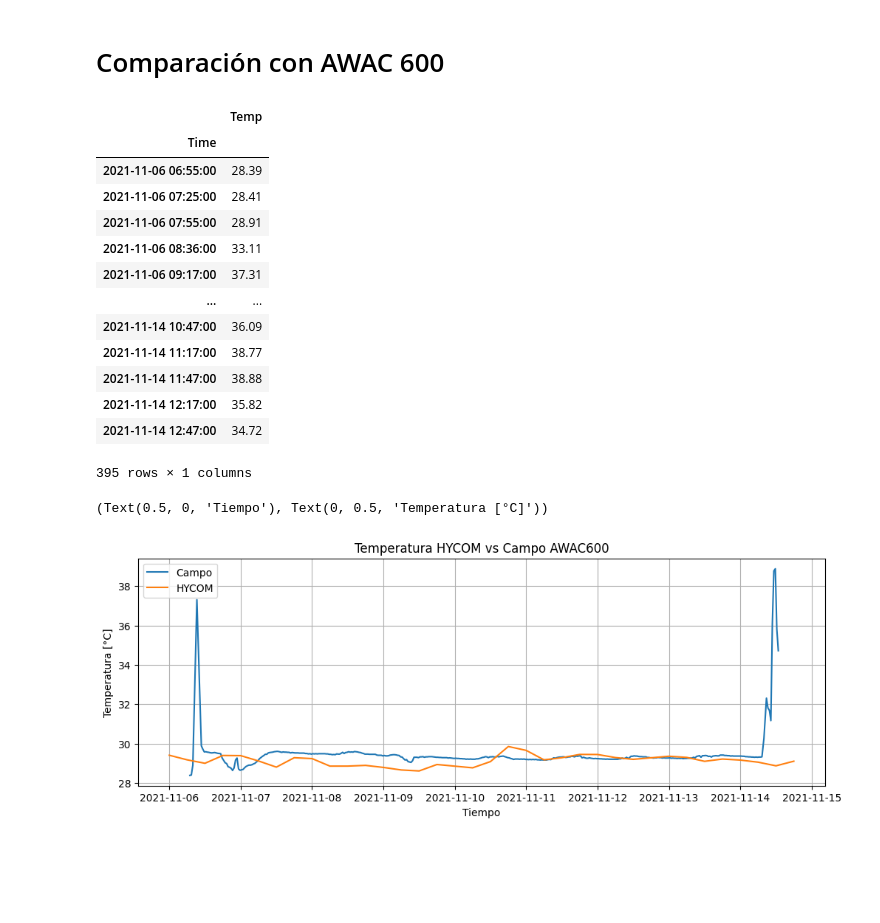
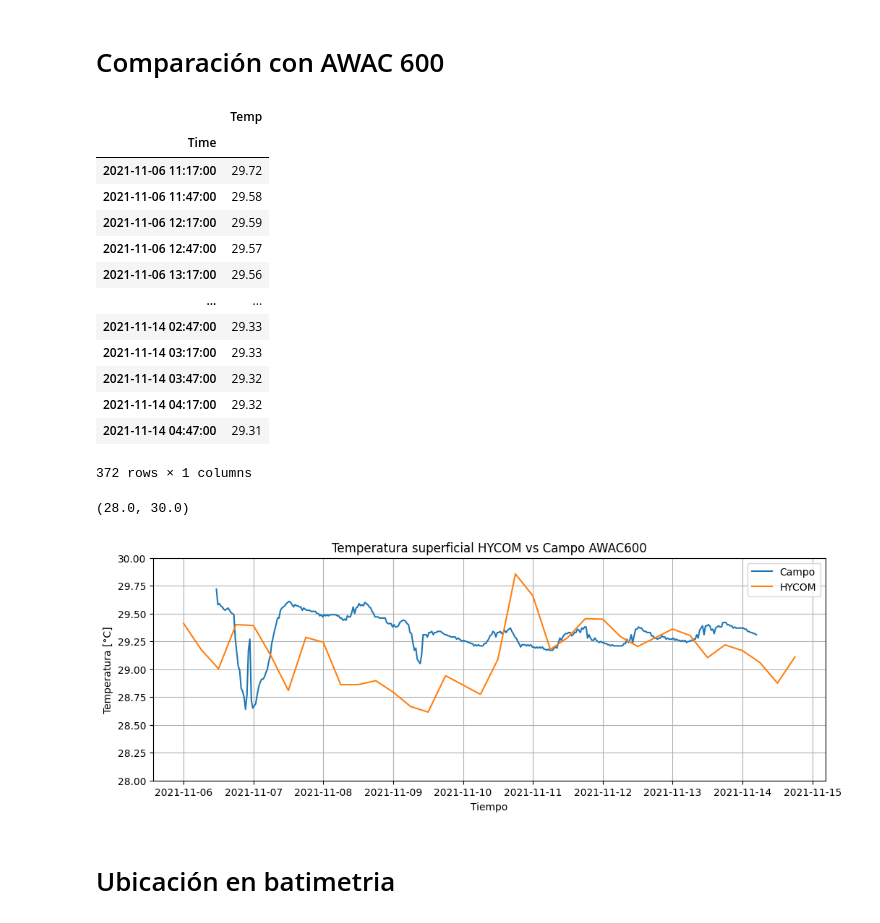
Before and after one commit to paespinosao/Master_Hydraulic_Resources, a Jupyter notebook: BASES_DE_DATOS/CLIMATOLOGIA_HYCOM/Scripts/Climatologia_hycom_JDTT.ipynb, the cells around one changed output. Drawn from its saved outputs; the diff is of its cells as text; code cells hidden in the pictures; blank space fills up the shorter version.

```diff
--- a/BASES_DE_DATOS/CLIMATOLOGIA_HYCOM/Scripts/Climatologia_hycom_JDTT.ipynb
+++ b/BASES_DE_DATOS/CLIMATOLOGIA_HYCOM/Scripts/Climatologia_hycom_JDTT.ipynb
@@ -659,31 +659,35 @@ def temperature_surface(path:str):
         return df_press[['Temp']]
 Temp_AW=temperature_surface(path_AW[0])
 # %%
-Temp_AW
+Temp_AW['2021-11-06 11:00:00':'2021-11-14 05:00:00']
 # %% [output]
 |  | Temp |
 | Time |  |
-| 2021-11-06 06:55:00 | 28.39 |
-| 2021-11-06 07:25:00 | 28.41 |
-| 2021-11-06 07:55:00 | 28.91 |
-| 2021-11-06 08:36:00 | 33.11 |
-| 2021-11-06 09:17:00 | 37.31 |
+| 2021-11-06 11:17:00 | 29.72 |
+| 2021-11-06 11:47:00 | 29.58 |
+| 2021-11-06 12:17:00 | 29.59 |
+| 2021-11-06 12:47:00 | 29.57 |
+| 2021-11-06 13:17:00 | 29.56 |
 | ... | ... |
-| 2021-11-14 10:47:00 | 36.09 |
-| 2021-11-14 11:17:00 | 38.77 |
-| 2021-11-14 11:47:00 | 38.88 |
-| 2021-11-14 12:17:00 | 35.82 |
-| 2021-11-14 12:47:00 | 34.72 |
+| 2021-11-14 02:47:00 | 29.33 |
+| 2021-11-14 03:17:00 | 29.33 |
+| 2021-11-14 03:47:00 | 29.32 |
+| 2021-11-14 04:17:00 | 29.32 |
+| 2021-11-14 04:47:00 | 29.31 |
-395 rows × 1 columns
+372 rows × 1 columns
 # %%
 #Separar los datos de HYCOM
+# 6 a las 11am  hasta el 14 a 5am
 Temp_sup_HYCOM=data_set.water_temp.isel(latitude=0,longitude=0,depth=0).sel(time=slice('2021-11-6','2021-11-14'))
 plt.figure(figsize=(12,4))
-plt.plot(Temp_AW,label='Campo')
+plt.plot(Temp_AW['2021-11-06 11:00:00':'2021-11-14 05:00:00'],label='Campo')
 plt.plot(Temp_sup_HYCOM.time,Temp_sup_HYCOM,label='HYCOM')
 plt.grid(), plt.legend()
-plt.title('Temperatura HYCOM vs Campo AWAC600')
+plt.title('Temperatura superficial HYCOM vs Campo AWAC600')
 plt.xlabel('Tiempo'), plt.ylabel('Temperatura [°C]')
+plt.ylim(bottom=28,top=30)
 # %% [output]
-(Text(0.5, 0, 'Tiempo'), Text(0, 0.5, 'Temperatura [°C]'))
+(28.0, 30.0)
-[figure, old version]
+[figure, new version]
+# %% [markdown]
+# Ubicación en batimetria
```
Also changed, not shown: parts of 7 cells of this notebook, 12 other files.
